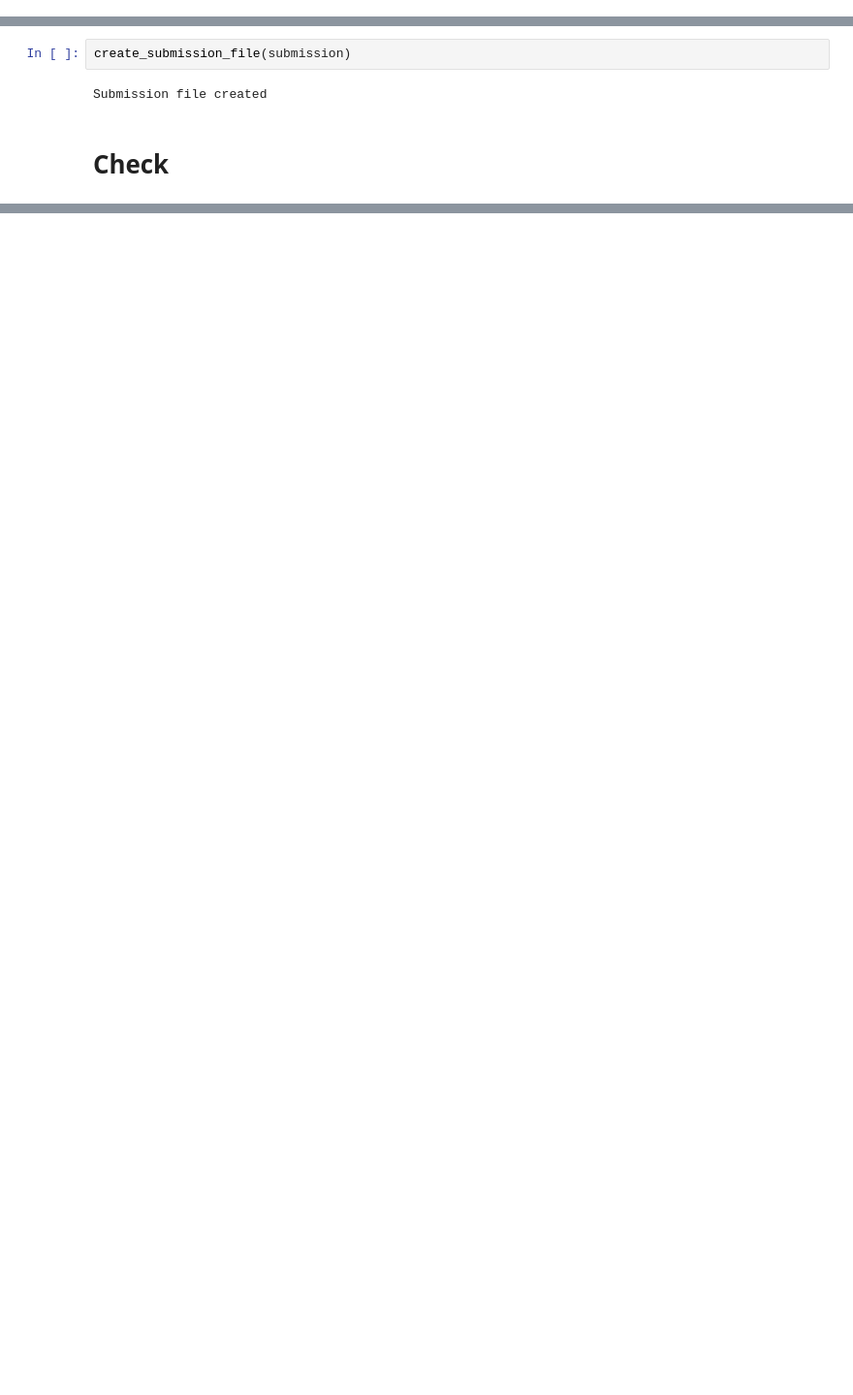
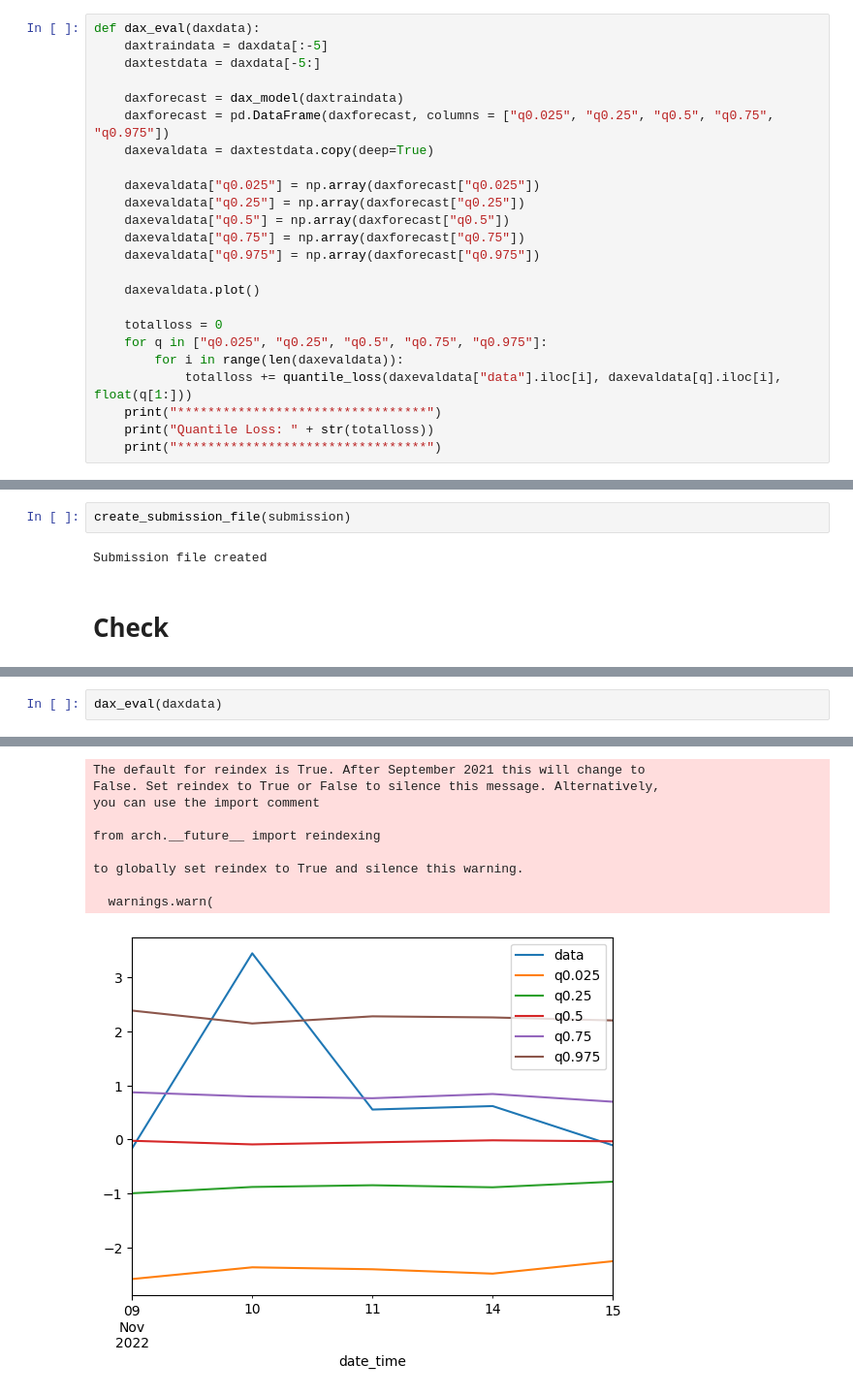
Before and after one commit to FabianWylczoch/Forecasting, a Jupyter notebook: PTSFC.ipynb, the cells around one changed output, grey strips where cells are left out. Shown: that part at 97% size. Saved outputs shown, nothing was run; the diff lists cells and outputs as text; blank space fills up the shorter version.

Commit message:
Modeloutput given by single function, Added function to evaluate model by plot and quantile loss

```diff
--- a/PTSFC.ipynb
+++ b/PTSFC.ipynb
@@ -50,3 +76,27 @@ def quantile_loss(y_true, y_pred, quantile):
+# %%
+def dax_eval(daxdata):
+    daxtraindata = daxdata[:-5]
+    daxtestdata = daxdata[-5:]
+
+    daxforecast = dax_model(daxtraindata)
+    daxforecast = pd.DataFrame(daxforecast, columns = ["q0.025", "q0.25", "q0.5", "q0.75", "q0.975"])
+    daxevaldata = daxtestdata.copy(deep=True)
+
+    daxevaldata["q0.025"] = np.array(daxforecast["q0.025"])
+    daxevaldata["q0.25"] = np.array(daxforecast["q0.25"])
+    daxevaldata["q0.5"] = np.array(daxforecast["q0.5"])
+    daxevaldata["q0.75"] = np.array(daxforecast["q0.75"])
+    daxevaldata["q0.975"] = np.array(daxforecast["q0.975"])
+
+    daxevaldata.plot()
+
+    totalloss = 0
+    for q in ["q0.025", "q0.25", "q0.5", "q0.75", "q0.975"]:
+        for i in range(len(daxevaldata)):
+            totalloss += quantile_loss(daxevaldata["data"].iloc[i], daxevaldata[q].iloc[i], float(q[1:]))
+    print("*********************************")
+    print("Quantile Loss: " + str(totalloss))
+    print("*********************************")
 # %%
 def compute_return(y, r_type="log", h=1):
 
@@ -558,0 +496,3 @@ Looks good!
+# %%
+dax_eval(daxdata)
+# %% [output]
@@ -558,0 +516,10 @@ Looks good!
+The default for reindex is True. After September 2021 this will change to
+False. Set reindex to True or False to silence this message. Alternatively,
+you can use the import comment
+
+from arch.__future__ import reindexing
+
+to globally set reindex to True and silence this warning.
+
+  warnings.warn(
+[figure, added]
```
Also changed, not shown: parts of 67 cells of this notebook, 1 other file.
